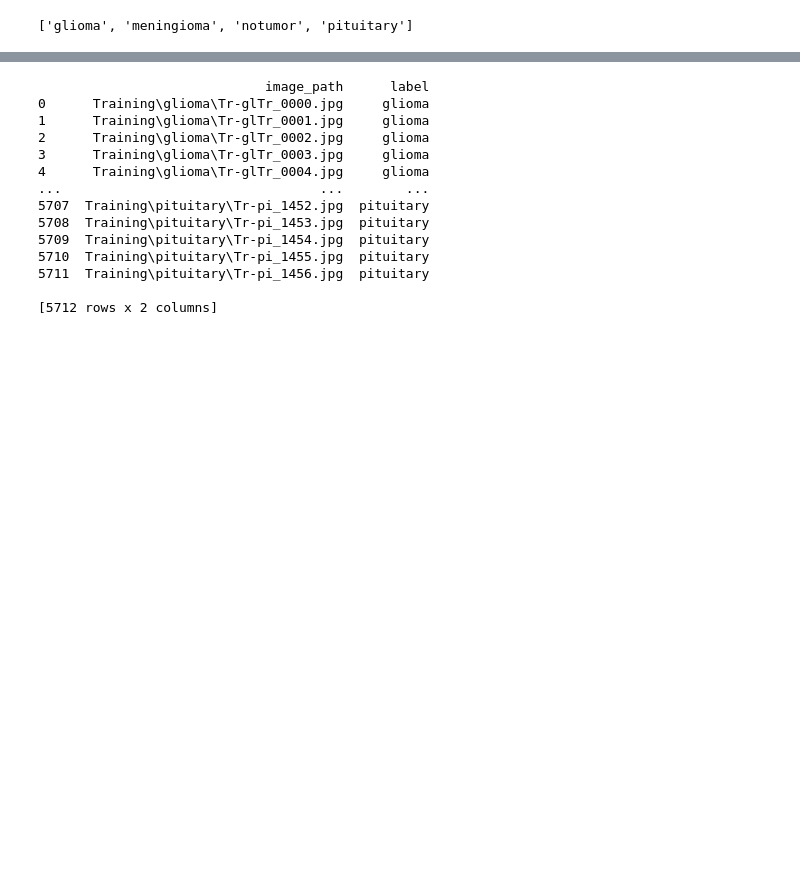
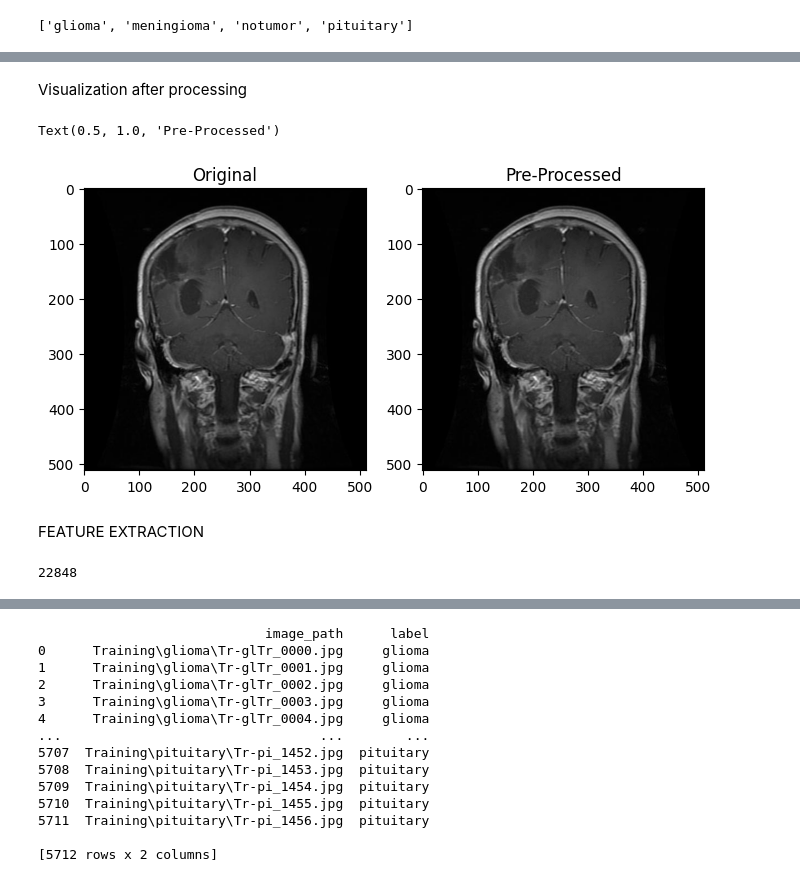
Before and after one commit to bassantmedhat/Brain-Tumor-Classification, a Jupyter notebook: model.ipynb, the cells around one changed output, grey strips where cells are left out. Cells and saved outputs as stored; diff of their text form; code cells hidden in the pictures; blank space fills up the shorter version.

```diff
--- a/model.ipynb
+++ b/model.ipynb
@@ -62,0 +62,19 @@ files_paths,labels,X,y= get_filesList(folders_names,direction_path)
+# %% [markdown]
+Visualization after processing
+# %%
+import matplotlib.image as mpimg
+
+fig, (ax1, ax2) = plt.subplots(nrows=1, ncols=2, figsize=(8, 8))
+original = mpimg.imread("Training/glioma/Tr-gl_0010.jpg")
+after_pre_processing=mpimg.imread("PreProcessedTraining/glioma/Tr-gl_0010.jpg")
+# Show the images on the subplots
+ax1.imshow(original)
+ax2.imshow(after_pre_processing, cmap='gray')
+# Add titles to the subplots
+ax1.set_title('Original')
+ax2.set_title('Pre-Processed')
+# %% [output]
+Text(0.5, 1.0, 'Pre-Processed')
+[figure, added]
+# %% [markdown]
+FEATURE EXTRACTION
@@ -63,3 +112,7 @@ files_paths,labels,X,y= get_filesList(folders_names,direction_path)
+# %%
+print(features.size)
+# %% [output]
+22848
 # %%
 from sklearn.ensemble import RandomForestClassifier
 from sklearn.model_selection import train_test_split
```
Also changed, not shown: parts of 7 cells of this notebook.
